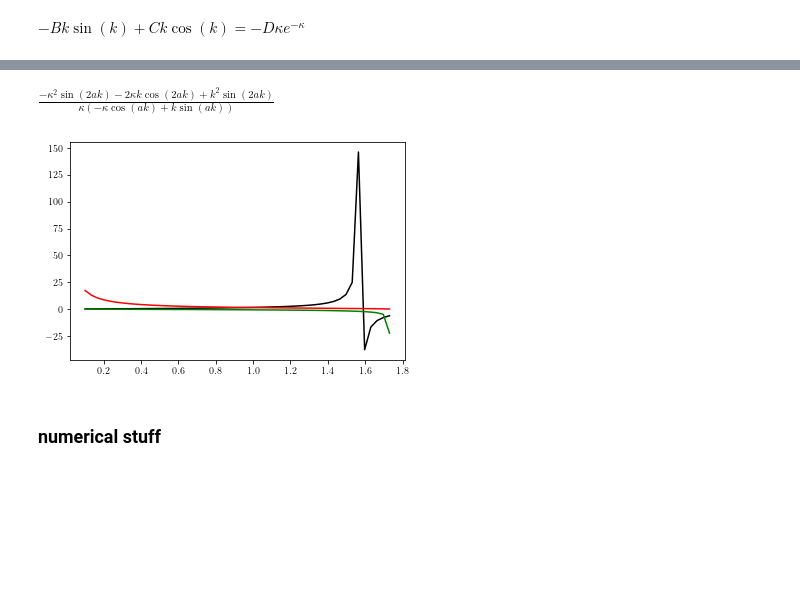
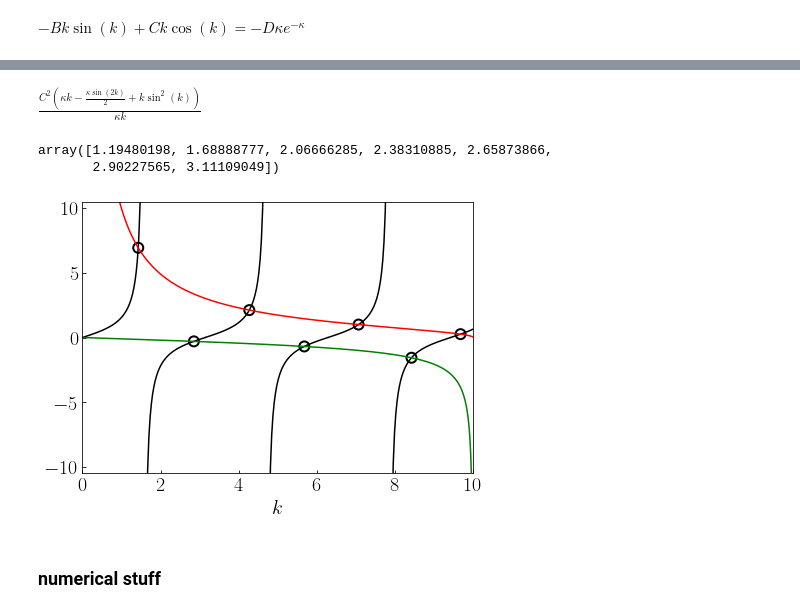
Before and after one commit to rwhitehill/CP-PHYS811-F24, a Jupyter notebook: P3/main.ipynb, the cells around one changed output, grey strips where cells are left out. Saved outputs shown, nothing was run; the diff lists cells and outputs as text; code cells hidden in the pictures; blank space fills up the shorter version.

```diff
--- a/P3/main.ipynb
+++ b/P3/main.ipynb
@@ -37,9 +38,9 @@ def solve_SE(x0,x1,n,V):
 # %% [markdown]
 ### analytic stuff
 # %%
-A,B,C,D    = sp.symbols(r'A B C D')
-k,kappa,V0 = sp.symbols(r'k \kappa V_0')
-u,a        = sp.symbols(r'u a')
+A,B,C,D      = sp.symbols(r'A B C D')
+k,kappa,V0,a = sp.symbols(r'k \kappa V_0 a',real=True,positive=True)
+u            = sp.Symbol(r'u')
 
 psi1 = A*sp.exp(kappa*u)
 psi2 = B*sp.cos(k*u) + C*sp.sin(k*u)
@@ -88,9 +80,5 @@ $\displaystyle \kappa^{2} \sin{\left(2 a k \right)} + 2 \kappa k \cos{\left(2 a
-# %%
-C_  = sp.solve(BC2,C,dict=True)[0][C]
-BC3 = BC3.subs(C,C_).simplify()
-l = BC3.lhs/B
-r = BC3.rhs/B
-# %%
-(l - r).simplify()
-# %% [output]
-$\displaystyle \frac{- \kappa^{2} \sin{\left(2 a k \right)} - 2 \kappa k \cos{\left(2 a k \right)} + k^{2} \sin{\left(2 a k \right)}}{\kappa \left(- \kappa \cos{\left(a k \right)} + k \sin{\left(a k \right)}\right)}$
+# %%
+norm = sp.integrate(psi1**2,(u,-sp.oo,-1)) + sp.integrate(psi2**2,(u,-1,1)) + sp.integrate(psi3**2,(u,1,sp.oo))
+norm.subs(A,A_).subs(D,D_).simplify().subs(B,0).simplify()
+# %% [output]
+$\displaystyle \frac{C^{2} \left(\kappa k - \frac{\kappa \sin{\left(2 k \right)}}{2} + k \sin^{2}{\left(k \right)}\right)}{\kappa k}$
@@ -97,17 +123,33 @@ $\displaystyle \frac{- \kappa^{2} \sin{\left(2 a k \right)} - 2 \kappa k \cos{\l
+# %%
+get_finite_well_E(100)
+# %% [output]
+array([1.19480198, 1.68888777, 2.06666285, 2.38310885, 2.65873866,
+       2.90227565, 3.11109049])
 # %%
-v0 = 3
-N  = int(np.sqrt(v0)) + 1
-# for i in range(1,N+1):
-k  = np.linspace(0.1,0.999*np.sqrt(v0))
-plt.plot(k,np.tan(k),'k')
-plt.plot(k,np.sqrt(v0/k**2-1),'r')
-plt.plot(k,-1/np.sqrt(v0/k**2-1),'g')
+nrows,ncols = 1,1
+fig,ax = plt.subplots(nrows=nrows,ncols=ncols,figsize=(7*ncols,5*nrows))
 
-# plt.ylim(0)
+v0 = 100
+N  = np.ceil(np.sqrt(v0)).astype(int)
+for i in range(0,N):
+    k = np.linspace(1.001*i*np.pi/2,0.999*(i+1)*np.pi/2)
+    ax.plot(k,np.tan(k),'k')
+
+k = np.linspace(1e-3,0.999*np.sqrt(v0),1000)
+ax.plot(k,np.sqrt(v0/k**2-1),'r')
+ax.plot(k,-1/np.sqrt(v0/k**2-1),'g')
+
+ax.set_xlim(0,np.sqrt(v0))
+ax.set_ylim(-10.5,10.5)
+ax.tick_params(axis='both',which='major',direction='in',labelsize=20)
+ax.set_xlabel(r'$k$',size=20)
+
+E_ = get_finite_box_E(v0)
+ax.scatter(E_**2,np.tan(E_**2),color='None',marker='o',edgecolor='k',s=100,lw=2)
 
 plt.show()
 # %% [output]
-[figure, old version]
+[figure, new version]
 # %% [markdown]
 ### numerical stuff
 # %% [markdown]
```
Also changed, not shown: parts of 12 cells of this notebook.
